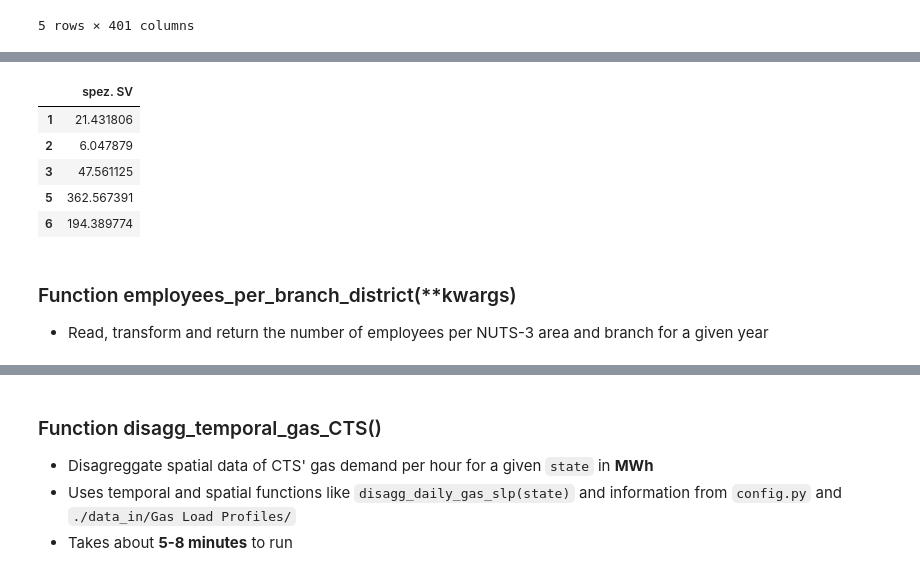
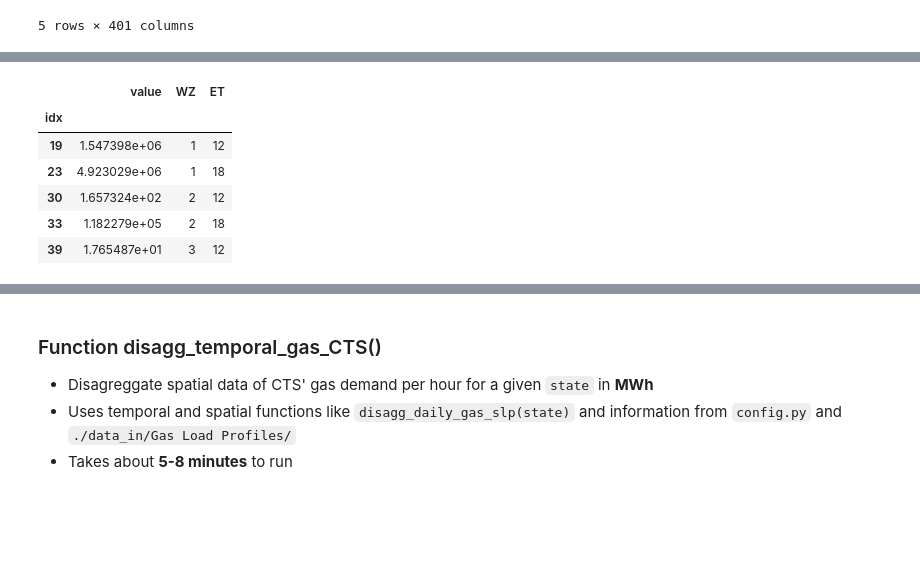
Before and after one commit to DemandRegioTeam/disaggregator, a Jupyter notebook: 03_Demo_CTS_Industry_disaggregation.ipynb, the cells around one changed output, grey strips where cells are left out. Saved outputs shown, nothing was run; the diff lists cells and outputs as text; code cells hidden in the pictures; blank space fills up the shorter version.

```diff
--- a/03_Demo_CTS_Industry_disaggregation.ipynb
+++ b/03_Demo_CTS_Industry_disaggregation.ipynb
@@ -79,19 +113,11 @@ df_spez_econ, df_spez_gcon, df_abs_con, df_emp = data.generate_specific_consumpt
 # %%
-## specific electricity consumption
-df_spez_econ.head()
-## specific gas consumption
-# df_spez_gcon.head()
-## employees by branch and district
-# df_emp.head()
 ## absolute consumption as in "Umweltökonomischer Gesamtrechnung" for the year 2015, in Database dimension='spatial', table_id=38,
-# df_abs_con.head()
+df_abs_con.head()
 # %% [output]
-|  | spez. SV |
-| 1 | 21.431806 |
-| 2 | 6.047879 |
-| 3 | 47.561125 |
-| 5 | 362.567391 |
-| 6 | 194.389774 |
+|  | value | WZ | ET |
+| idx |  |  |  |
+| 19 | 1.547398e+06 | 1 | 12 |
+| 23 | 4.923029e+06 | 1 | 18 |
+| 30 | 1.657324e+02 | 2 | 12 |
+| 33 | 1.182279e+05 | 2 | 18 |
+| 39 | 1.765487e+01 | 3 | 12 |
-# %% [markdown]
-### Function employees_per_branch_district(**kwargs)
-- Read, transform and return the number of employees per NUTS-3 area and branch for a given year
```
Also changed, not shown: parts of 71 cells of this notebook, 1 other file.
